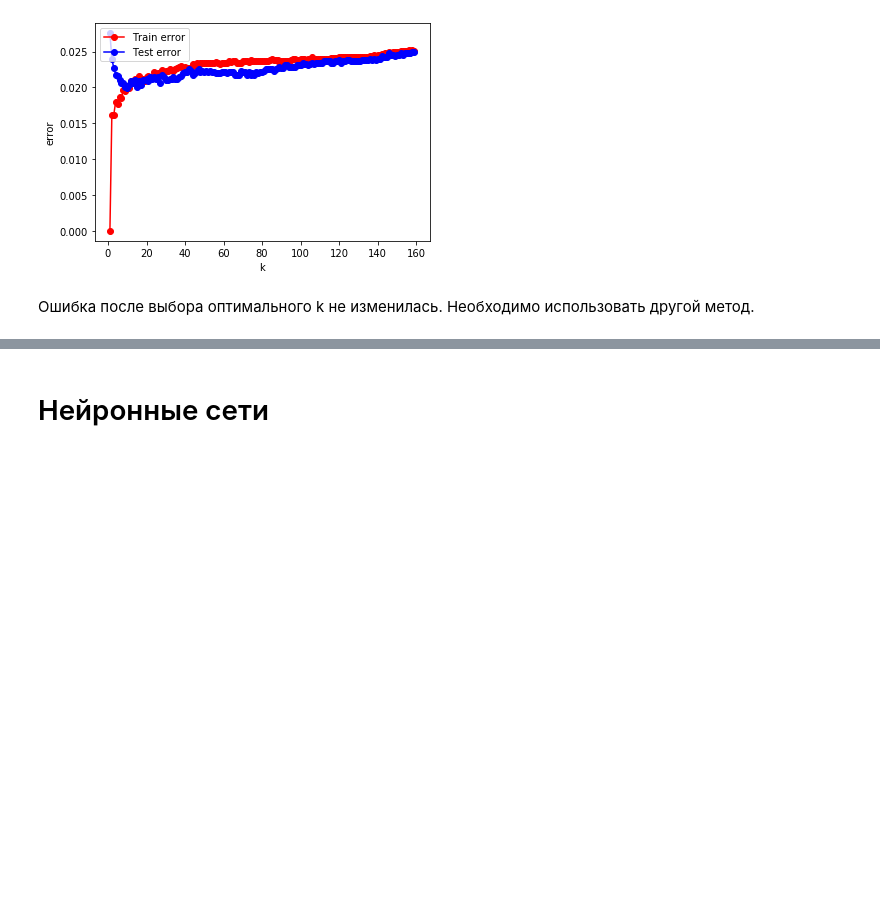
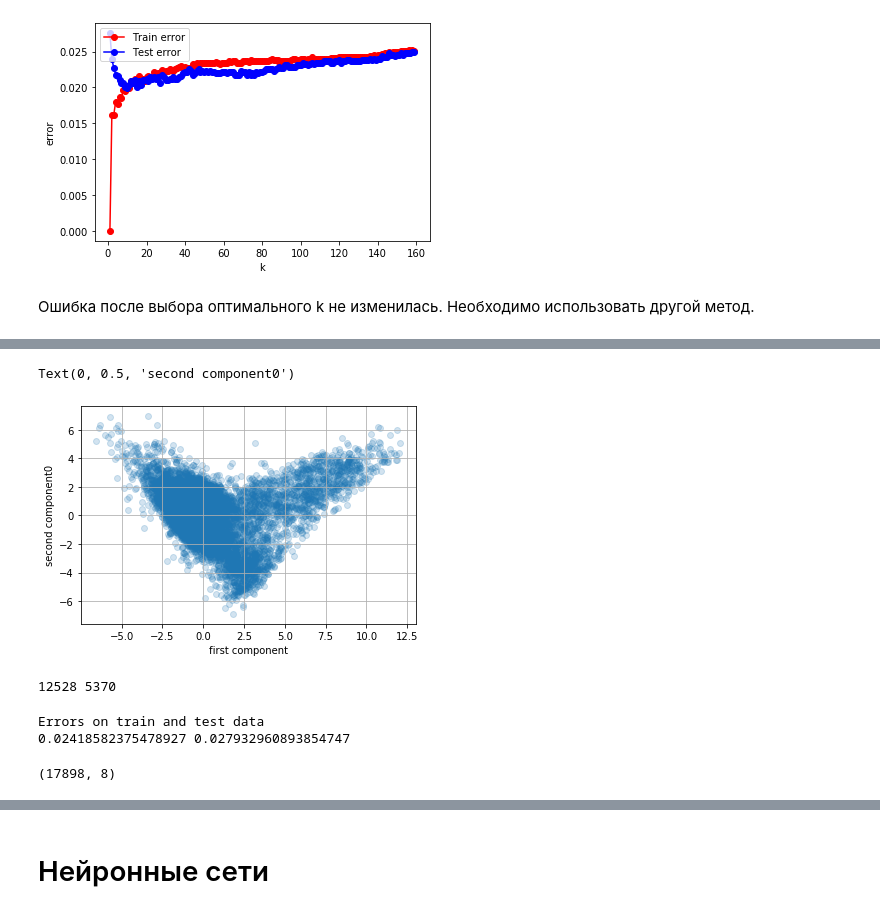
Before and after one commit to SemenDoc/MachineLearningCourse, a Jupyter notebook: Ml_PulsarStar.ipynb, the cells around one changed output, grey strips where cells are left out. Cells and saved outputs as stored; diff of their text form; code cells hidden in the pictures; blank space fills up the shorter version.

```diff
--- a/Ml_PulsarStar.ipynb
+++ b/Ml_PulsarStar.ipynb
@@ -678,0 +694,28 @@ plt.legend(loc = 2)
+# %%
+plt.scatter(X_PCA[:, 0], X_PCA[:, 1], alpha = 0.2)
+plt.grid()
+plt.xlabel('first component')
+plt.ylabel('second component0')
+# %% [output]
+Text(0, 0.5, 'second component0')
+[figure, added]
+# %%
+X_train, X_test, y_train, y_test = train_test_split(X_PCA, y, test_size = 0.3, random_state = 24)
+N_train, _ = X_train.shape
+N_test, _= X_test.shape
+print(N_train, N_test)
+# %% [output]
+12528 5370
+# %%
+knn = KNeighborsClassifier(n_neighbors = 8)
+knn.fit(X_train, y_train)
+
+print("Errors on train and test data")
+print(np.mean(y_train != knn.predict(X_train)), np.mean(y_test != knn.predict(X_test)))
+# %% [output]
+Errors on train and test data
+0.02418582375478927 0.027932960893854747
+# %%
+print(X.shape)
+# %% [output]
+(17898, 8)
```
Also changed, not shown: parts of 25 cells of this notebook.
